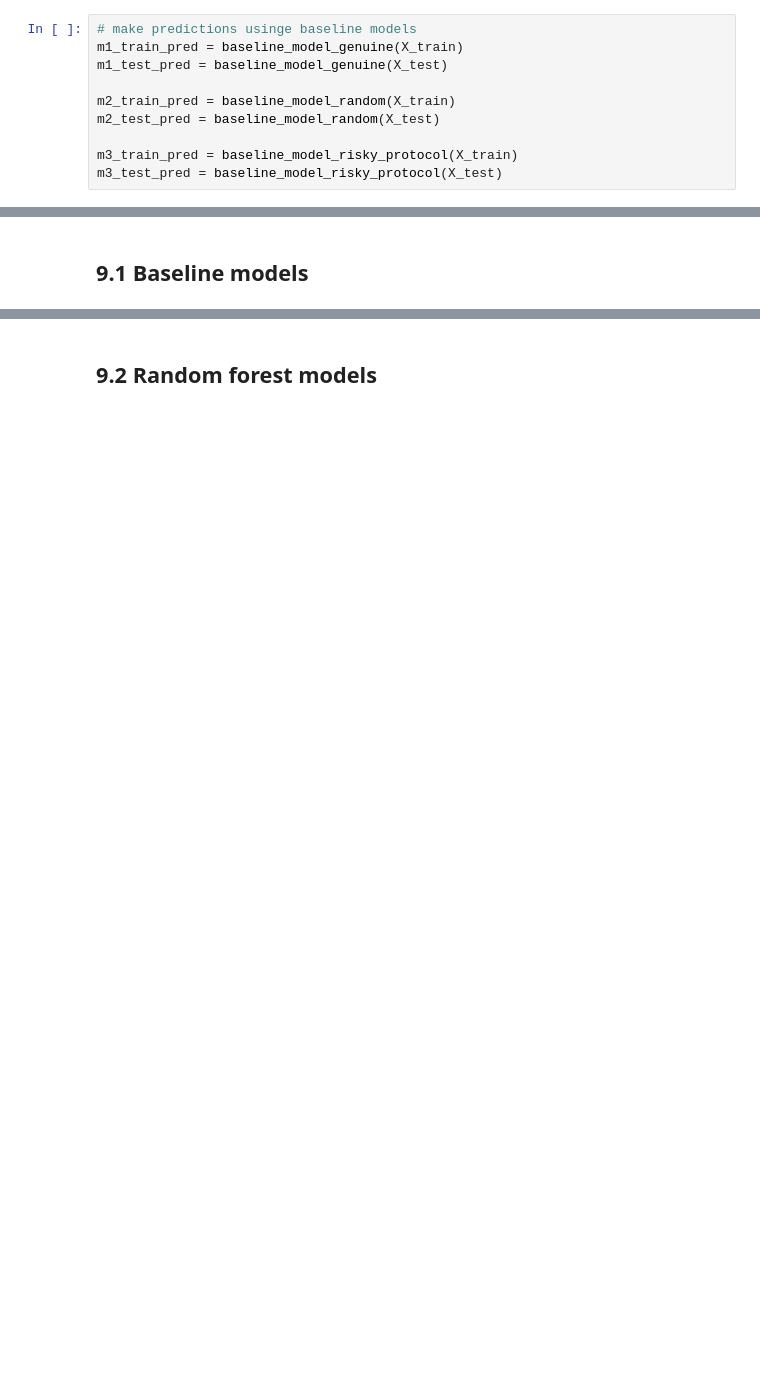
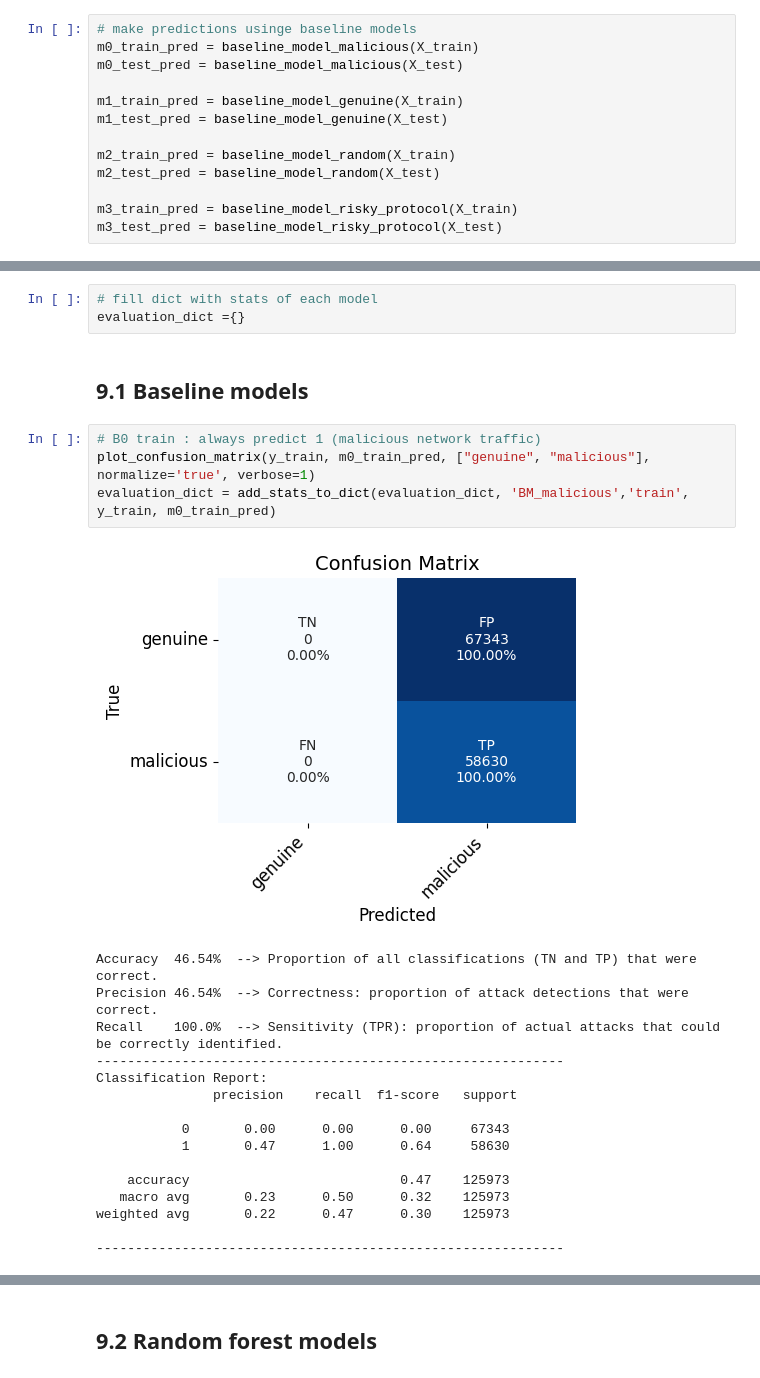
Before and after one commit to A-Lachs/cs-intrusion-detection-system, a Jupyter notebook: model/model.ipynb, the cells around one changed output, grey strips where cells are left out. Saved outputs shown, nothing was run; the diff lists cells and outputs as text; blank space fills up the shorter version.

```diff
--- a/model/model.ipynb
+++ b/model/model.ipynb
@@ -442,6 +473,9 @@ dump(best_model, open(f'{best_model_name}.pkl', 'wb'))
 # 8. Predictions
 # %%
 # make predictions usinge baseline models
+m0_train_pred = baseline_model_malicious(X_train)
+m0_test_pred = baseline_model_malicious(X_test)
+
 m1_train_pred = baseline_model_genuine(X_train)
 m1_test_pred = baseline_model_genuine(X_test)
 
@@ -462,2 +556,26 @@ rf_best_result = make_predictions(best_forest_model, X_train, X_test)
+# %%
+# fill dict with stats of each model
+evaluation_dict ={}
 # %% [markdown]
 ## 9.1 Baseline models
+# %%
+# B0 train : always predict 1 (malicious network traffic)
+plot_confusion_matrix(y_train, m0_train_pred, ["genuine", "malicious"], normalize='true', verbose=1)
+evaluation_dict = add_stats_to_dict(evaluation_dict, 'BM_malicious','train', y_train, m0_train_pred)
+# %% [output]
+[figure, added]
+Accuracy  46.54%  --> Proportion of all classifications (TN and TP) that were correct.
+Precision 46.54%  --> Correctness: proportion of attack detections that were correct.
+Recall    100.0%  --> Sensitivity (TPR): proportion of actual attacks that could be correctly identified.
+------------------------------------------------------------
+Classification Report:
+               precision    recall  f1-score   support
+
+           0       0.00      0.00      0.00     67343
+           1       0.47      1.00      0.64     58630
+
+    accuracy                           0.47    125973
+   macro avg       0.23      0.50      0.32    125973
+weighted avg       0.22      0.47      0.30    125973
+
+------------------------------------------------------------
```
Also changed, not shown: parts of 26 cells of this notebook.
